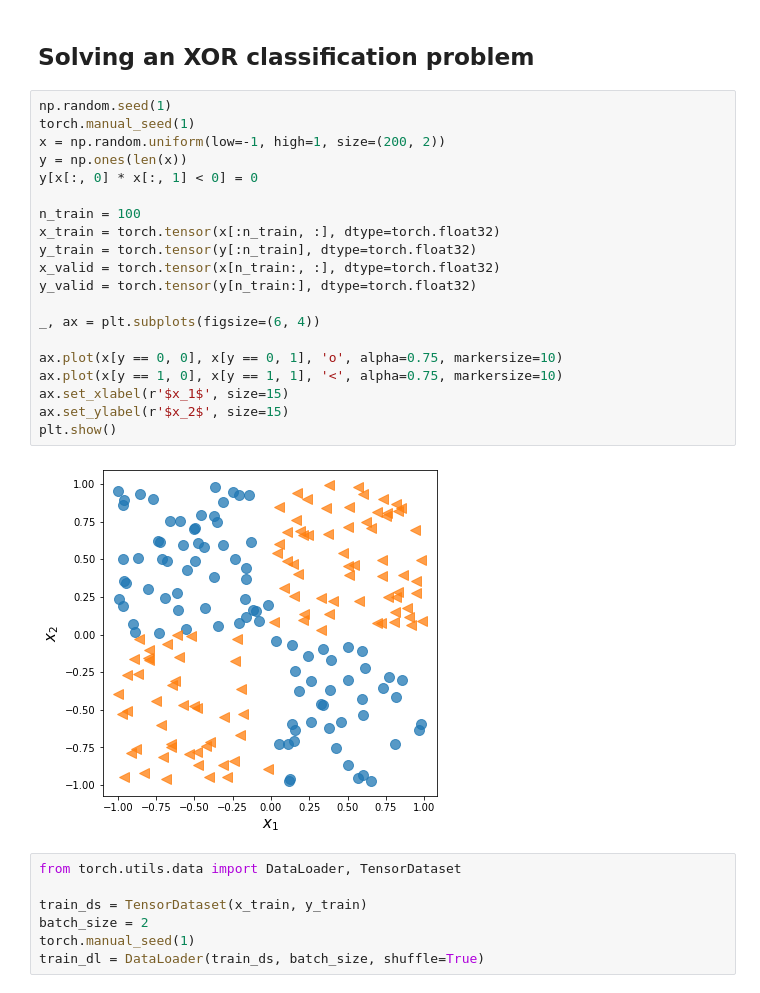
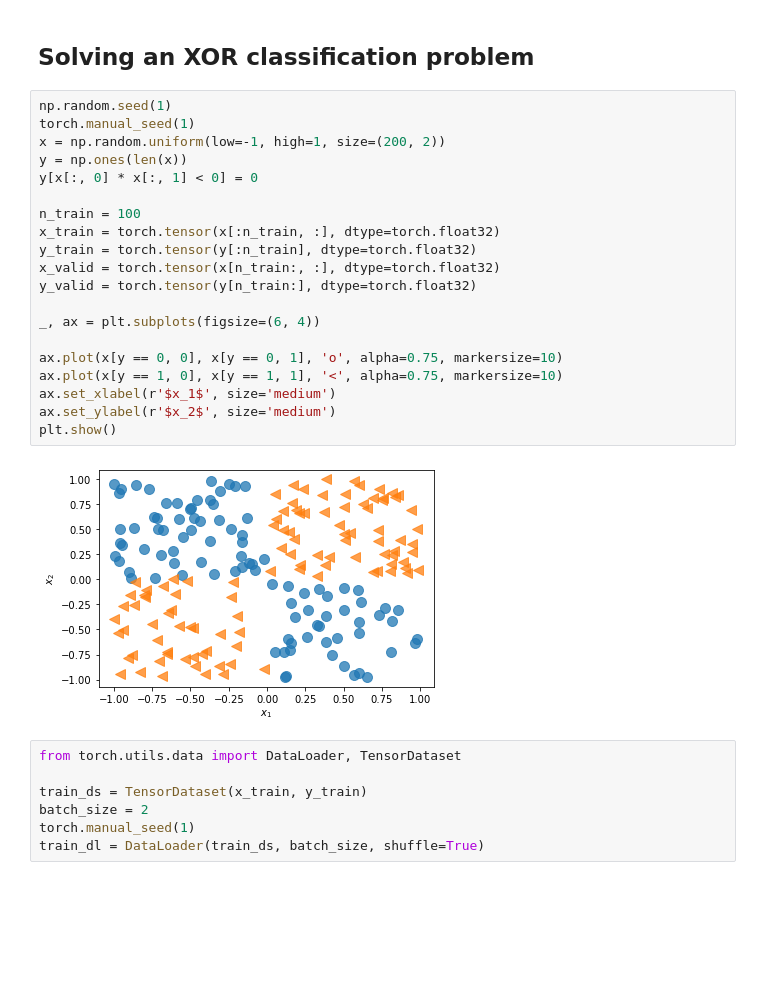
Before and after one commit to gitony0101/blog-stats-tony, a Jupyter notebook: pytorch/2-pytorch-deeper.ipynb, the cells around one changed output. Drawn from its saved outputs; the diff is of its cells as text; blank space fills up the shorter version.

```diff
--- a/pytorch/2-pytorch-deeper.ipynb
+++ b/pytorch/2-pytorch-deeper.ipynb
@@ -152,25 +152,25 @@ optimizer = torch.optim.SGD(model.parameters(), lr=0.001)
 # %%
 np.random.seed(1)
 torch.manual_seed(1)
 x = np.random.uniform(low=-1, high=1, size=(200, 2))
 y = np.ones(len(x))
 y[x[:, 0] * x[:, 1] < 0] = 0
 
 n_train = 100
 x_train = torch.tensor(x[:n_train, :], dtype=torch.float32)
 y_train = torch.tensor(y[:n_train], dtype=torch.float32)
 x_valid = torch.tensor(x[n_train:, :], dtype=torch.float32)
 y_valid = torch.tensor(y[n_train:], dtype=torch.float32)
 
 _, ax = plt.subplots(figsize=(6, 4))
 
 ax.plot(x[y == 0, 0], x[y == 0, 1], 'o', alpha=0.75, markersize=10)
 ax.plot(x[y == 1, 0], x[y == 1, 1], '<', alpha=0.75, markersize=10)
-ax.set_xlabel(r'$x_1$', size=15)
-ax.set_ylabel(r'$x_2$', size=15)
+ax.set_xlabel(r'$x_1$', size='medium')
+ax.set_ylabel(r'$x_2$', size='medium')
 plt.show()
 # %% [output]
-[figure, old version]
+[figure, new version]
 # %%
 from torch.utils.data import DataLoader, TensorDataset
 
```
Also changed, not shown: parts of 6 cells of this notebook, 2 other files.
